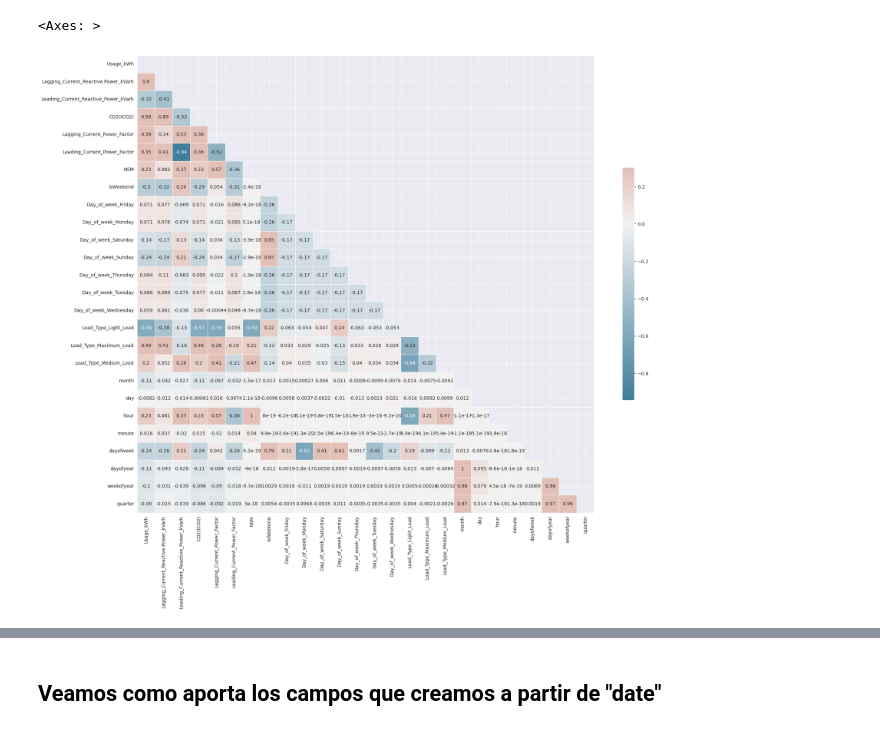
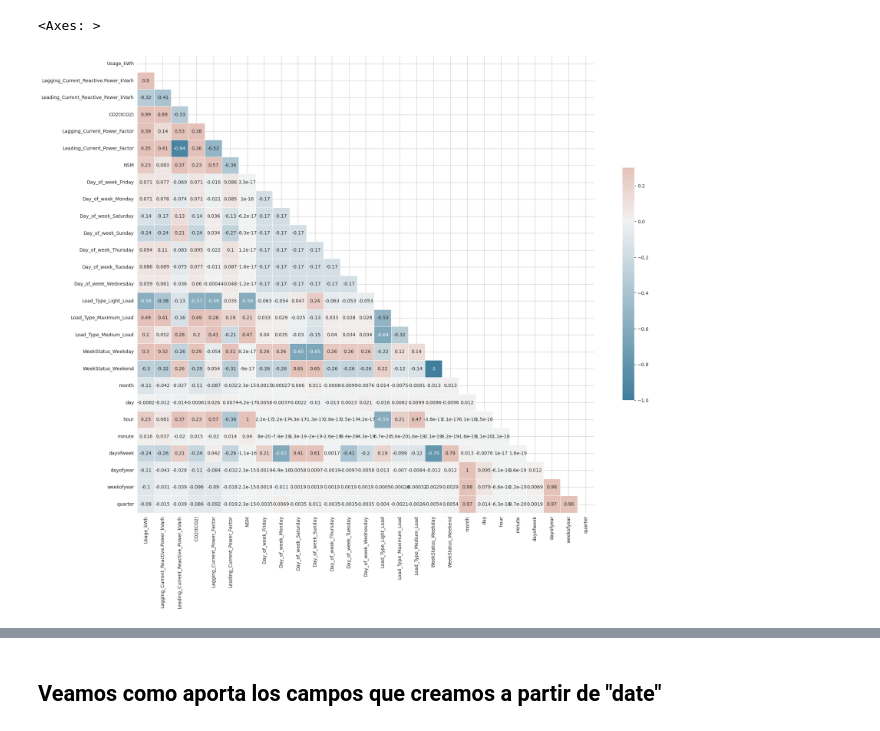
Before and after one commit to luis-huacho/INF648-Proy-Curso-2024-01, a Jupyter notebook: data/procesamiento_data.ipynb, the cells around one changed output, grey strips where cells are left out. Cells and saved outputs as stored; diff of their text form; code cells hidden in the pictures.

```diff
--- a/data/procesamiento_data.ipynb
+++ b/data/procesamiento_data.ipynb
@@ -37,3 +150,0 @@ df.drop(['WeekStatus'], axis=1, inplace=True)
-# %%
-# Utilizamos One Hot Enconder eliminando las columnas iniciales
-df = pd.get_dummies(df, columns=["Day_of_week", "Load_Type"], drop_first=False)
@@ -75,3 +180,6 @@ df.sample(n=9)
+# %%
+# Utilizamos One Hot Enconder eliminando las columnas iniciales
+df = pd.get_dummies(df, columns=["Day_of_week", "Load_Type", "WeekStatus"], drop_first=False)
 # %%
 # Crear nuevas columnas descomponiendo la fecha y hora en sus componentes
 df['year'] = df['date'].dt.year
@@ -84,4 +192,5 @@ df['dayofweek'] = df['date'].dt.dayofweek  # Lunes=0, Domingo=6
 df['dayofyear'] = df['date'].dt.dayofyear
 df['weekofyear'] = df['date'].dt.isocalendar().week
 df['quarter'] = df['date'].dt.quarter
+df.drop(['date'], axis=1, inplace=True)
 # %%
@@ -99,2 +218,2 @@ df.describe()
 # %%
-df.drop(["year", "second", "date"], axis=1, inplace=True) # No tienen variabilidad
+df.drop(["year", "second"], axis=1, inplace=True) # No tienen variabilidad
@@ -120,16 +220,16 @@ else:
 # %%
-corr = df_scaled_.corr()
+corr = df.corr()
 
 # Generate a mask for the upper triangle
 mask = np.triu(np.ones_like(corr, dtype=bool))
 
 # Set up the matplotlib figure
 f, ax = plt.subplots(figsize=(22, 18))
 
 # Generate a custom diverging colormap
 cmap = sns.diverging_palette(230, 20, as_cmap=True)
 # Draw the heatmap with the mask and correct aspect ratio
 sns.heatmap(corr, mask=mask, cmap=cmap, vmax=.3, annot=True, center=0, square=True, linewidths=.5, cbar_kws={"shrink": .5})
 # %% [output]
 <Axes: >
-[figure, old version]
+[figure, new version]
```
Also changed, not shown: parts of 33 cells of this notebook, 13 other files.
